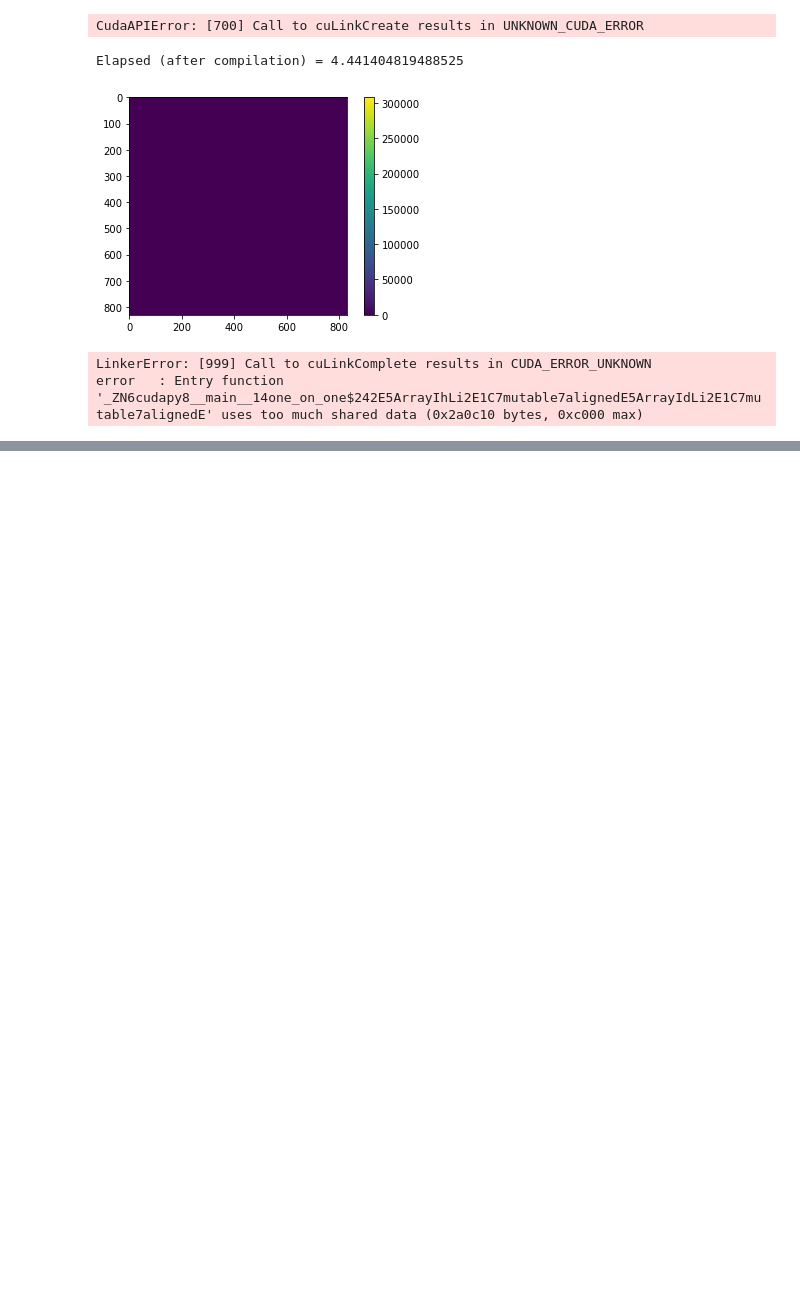
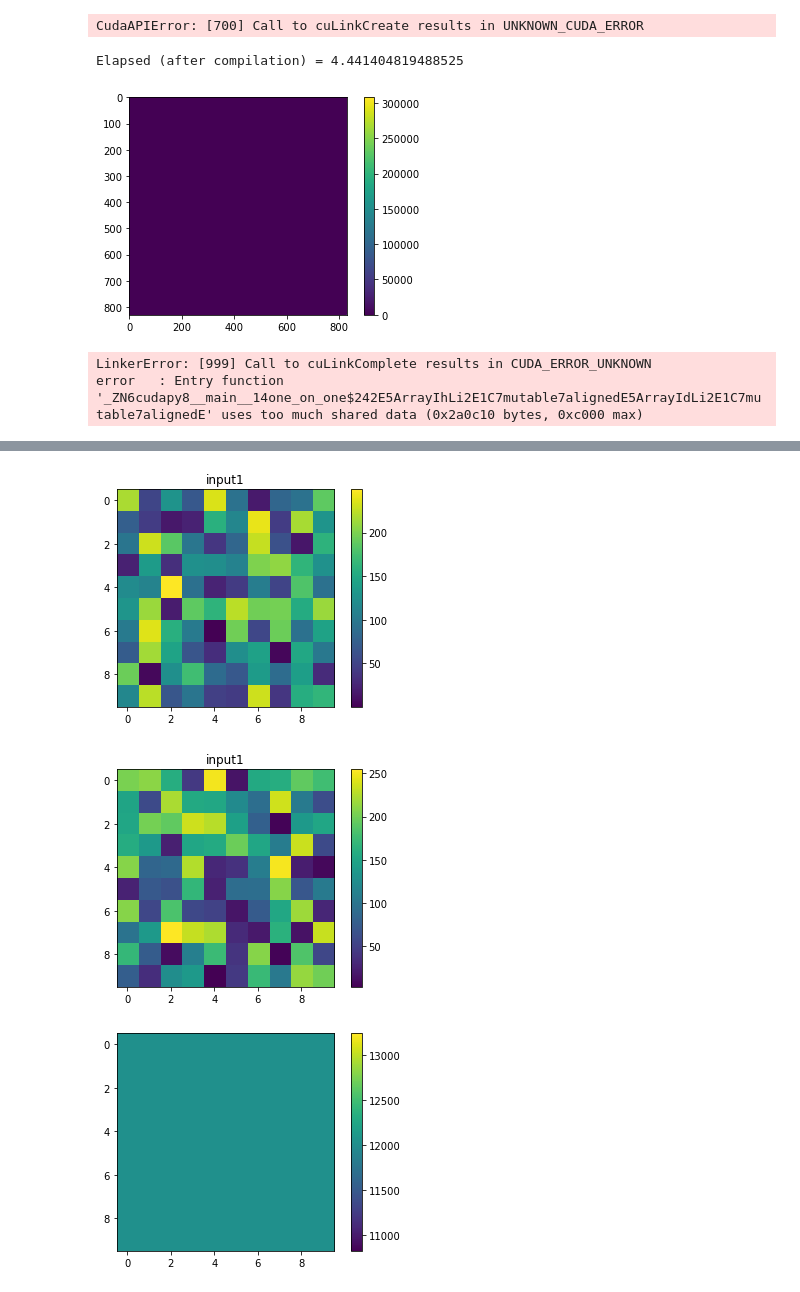
Before and after one commit to Sorger-Lab/4F-system, a Jupyter notebook: Super Ray Tracing by GPU/testing.ipynb, the cells around one changed output, grey strips where cells are left out. Cells and saved outputs as stored; diff of their text form; code cells hidden in the pictures; blank space fills up the shorter version.

```diff
--- a/Super Ray Tracing by GPU/testing.ipynb
+++ b/Super Ray Tracing by GPU/testing.ipynb
@@ -137,0 +547,73 @@ error   : Entry function '_ZN6cudapy8__main__14one_on_one$242E5ArrayIhLi2E1C7mut
+# %%
+from numba import cuda
+import numpy as np
+import matplotlib.pyplot as plt
+
+@cuda.jit
+def convolve(result, mask, image):
+    # expects a 2D grid and 2D blocks,
+    # a mask with odd numbers of rows and columns, (-1-)
+    # a grayscale image
+
+    # (-2-) 2D coordinates of the current thread:
+    i, j = cuda.grid(2)
+
+    # (-3-) if the thread coordinates are outside of the image, we ignore the thread:
+    image_rows, image_cols = image.shape
+    if (i >= image_rows) or (j >= image_cols):
+        return
+
+    # To compute the result at coordinates (i, j), we need to use delta_rows rows of the image
+    # before and after the i_th row,
+    # as well as delta_cols columns of the image before and after the j_th column:
+    delta_rows = mask.shape[0] // 2
+    delta_cols = mask.shape[1] // 2
+
+    # The result at coordinates (i, j) is equal to
+    # sum_{k, l} mask[k, l] * image[i - k + delta_rows, j - l + delta_cols]
+    # with k and l going through the whole mask array:
+    s = 0
+    for k in range(mask.shape[0]):
+        for l in range(mask.shape[1]):
+            #i_k = i - k + delta_rows
+            #j_l = j - l + delta_cols
+            # (-4-) Check if (i_k, j_k) coordinates are inside the image:
+            #if (i_k >= 0) and (i_k < image_rows) and (j_l >= 0) and (j_l < image_cols):
+                #s += mask[k, l] * image[i_k, j_l]
+            s +=  mask[k, l]
+    result[i, j] = s
+
+random_array=np.random.rand(10,10)*255
+plt.title('input1')
+plt.imshow(random_array)
+plt.colorbar()
+plt.show()
+random_array1=np.random.rand(10,10)*255
+plt.title('input1')
+plt.imshow(random_array1)
+plt.colorbar()
+plt.show()
+
+
+size=10
+TILE_DIM = 2
+BLOCK_ROWS = 2
+
+number4_cuda=cuda.to_device(random_array)
+number4_cuda1=cuda.to_device(random_array1)
+holder=np.zeros_like(random_array)
+holder_cuda=cuda.to_device(holder)
+
+
+grid_shape = (int(size/TILE_DIM), int(size/TILE_DIM))
+
+convolve[grid_shape,(TILE_DIM, BLOCK_ROWS)](holder_cuda,number4_cuda,number4_cuda); cuda.synchronize()
+
+output=holder_cuda.copy_to_host()
+plt.imshow(output)
+plt.colorbar()
+plt.show()
+# %% [output]
+[figure, added]
+[figure, added]
+[figure, added]
```
Also changed, not shown: parts of 11 cells of this notebook, 1 other file.
